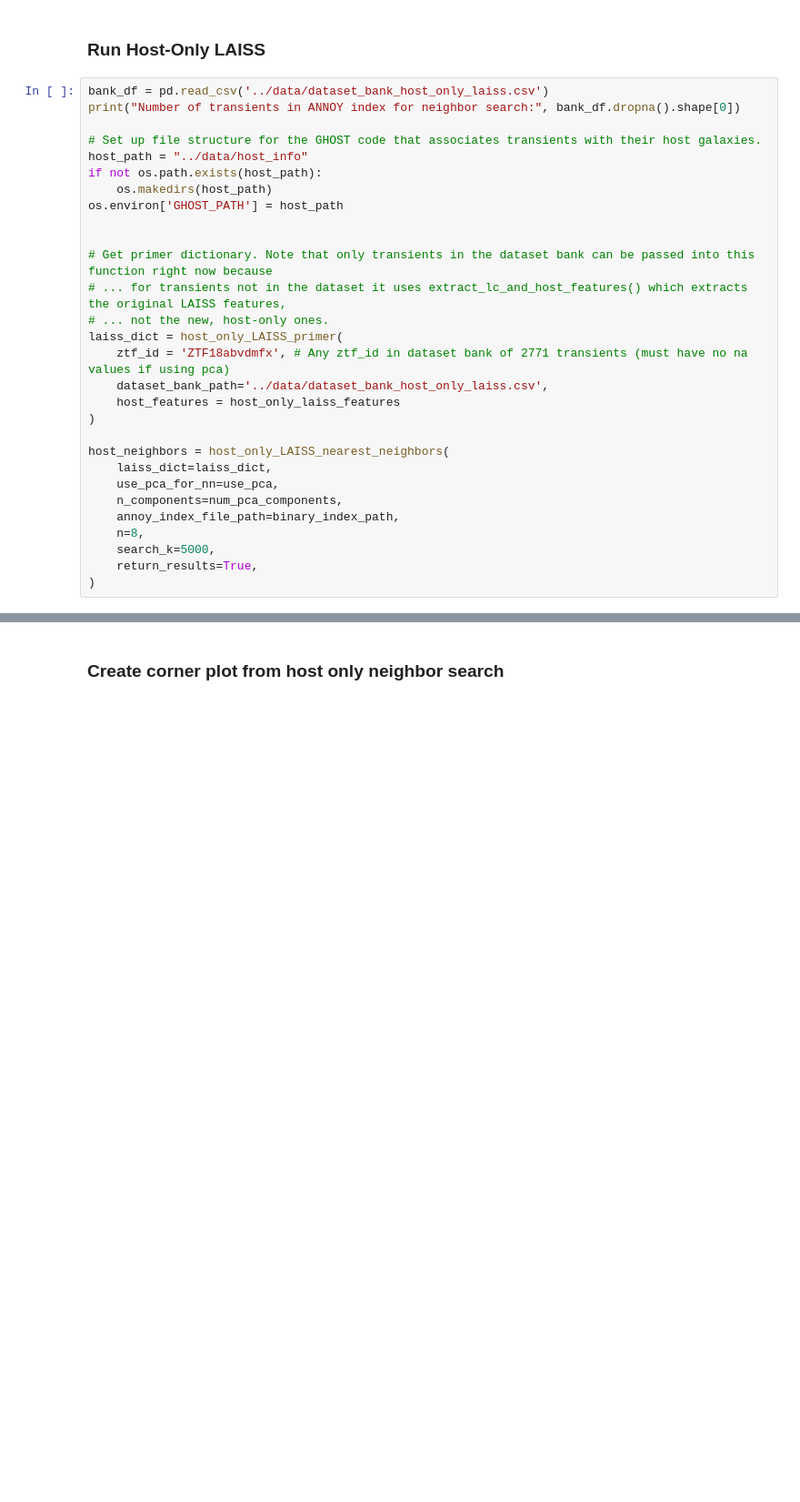
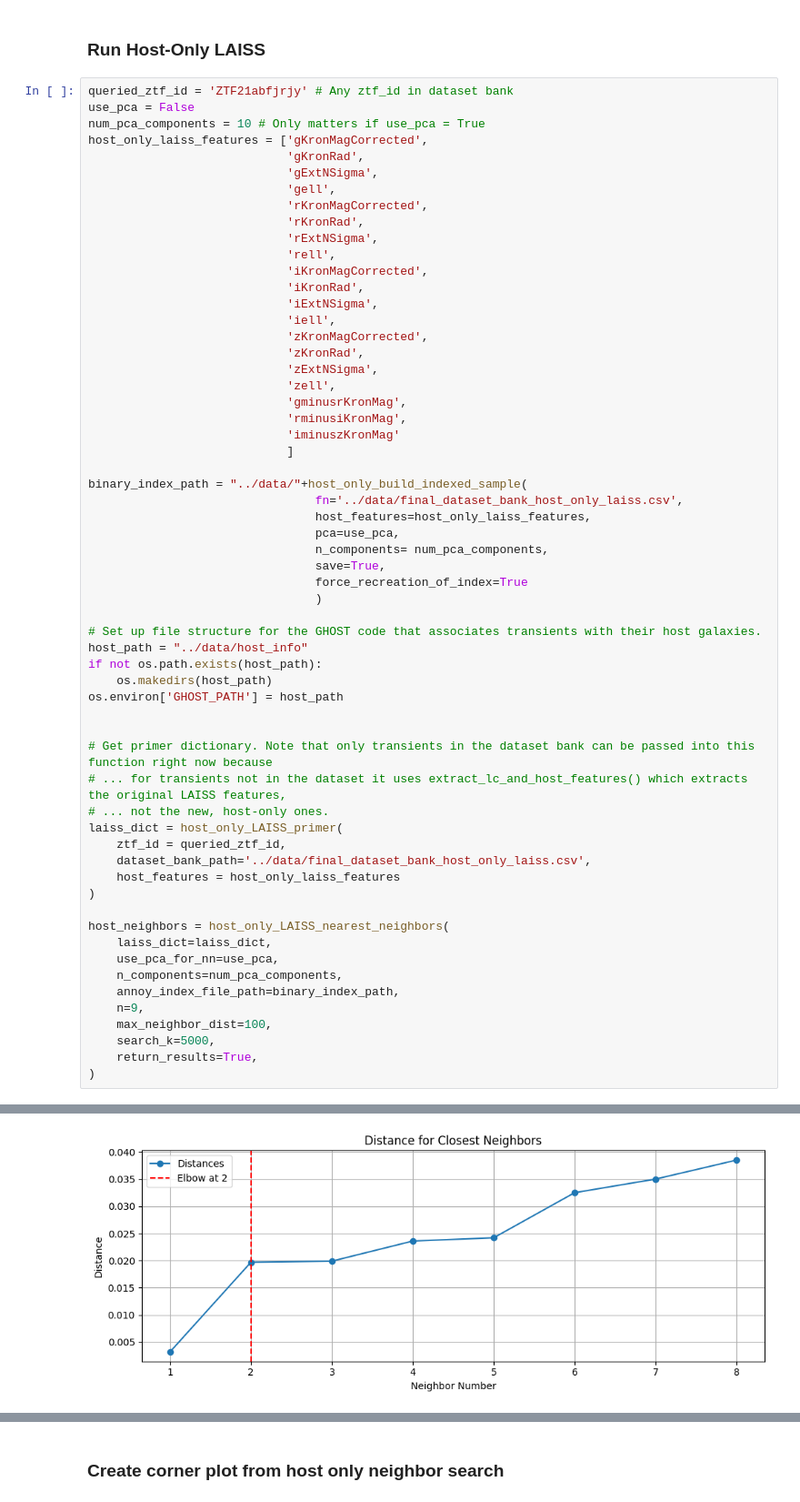
Before and after one commit to evan-reynolds/laiss_timedomainanomalies, a Jupyter notebook: notebooks/host_only_laiss.ipynb, the cells around one changed output, grey strips where cells are left out. Shown at 91% size. Saved outputs shown, nothing was run; the diff lists cells and outputs as text; blank space fills up the shorter version.

```diff
--- a/notebooks/host_only_laiss.ipynb
+++ b/notebooks/host_only_laiss.ipynb
@@ -161,8 +126,38 @@ Loading previously saved ANNOY index
 # %% [markdown]
 ### Run Host-Only LAISS
 # %%
-bank_df = pd.read_csv('../data/dataset_bank_host_only_laiss.csv')
-print("Number of transients in ANNOY index for neighbor search:", bank_df.dropna().shape[0])
+queried_ztf_id = 'ZTF21abfjrjy' # Any ztf_id in dataset bank
+use_pca = False
+num_pca_components = 10 # Only matters if use_pca = True
+host_only_laiss_features = ['gKronMagCorrected',
+                            'gKronRad',
+                            'gExtNSigma',
+                            'gell',
+                            'rKronMagCorrected',
+                            'rKronRad',
+                            'rExtNSigma',
+                            'rell',
+                            'iKronMagCorrected',
+                            'iKronRad',
+                            'iExtNSigma',
+                            'iell',
+                            'zKronMagCorrected',
+                            'zKronRad',
+                            'zExtNSigma',
+                            'zell',
+                            'gminusrKronMag',
+                            'rminusiKronMag',
+                            'iminuszKronMag'
+                            ]
+
+binary_index_path = "../data/"+host_only_build_indexed_sample(
+                                fn='../data/final_dataset_bank_host_only_laiss.csv',
+                                host_features=host_only_laiss_features,
+                                pca=use_pca,
+                                n_components= num_pca_components,
+                                save=True,
+                                force_recreation_of_index=True
+                                )
 
 # Set up file structure for the GHOST code that associates transients with their host galaxies.
 host_path = "../data/host_info"
@@ -175,8 +170,8 @@ os.environ['GHOST_PATH'] = host_path
 # ... for transients not in the dataset it uses extract_lc_and_host_features() which extracts the original LAISS features,
 # ... not the new, host-only ones.
 laiss_dict = host_only_LAISS_primer(
-    ztf_id = 'ZTF18abvdmfx', # Any ztf_id in dataset bank of 2771 transients (must have no na values if using pca)
-    dataset_bank_path='../data/dataset_bank_host_only_laiss.csv',
+    ztf_id = queried_ztf_id,
+    dataset_bank_path='../data/final_dataset_bank_host_only_laiss.csv',
     host_features = host_only_laiss_features
 )
 
@@ -185,7 +180,8 @@ host_neighbors = host_only_LAISS_nearest_neighbors(
     use_pca_for_nn=use_pca,
     n_components=num_pca_components,
     annoy_index_file_path=binary_index_path,
-    n=8,
+    n=9,
+    max_neighbor_dist=100,
     search_k=5000,
     return_results=True,
 )
@@ -209,0 +195 @@ ANN=5: https://alerce.online/object/ZTF19acxzafe 2019wle SN Ia, 0.067
+[figure, added]
```
Also changed, not shown: parts of 15 cells of this notebook, 8 other files.
